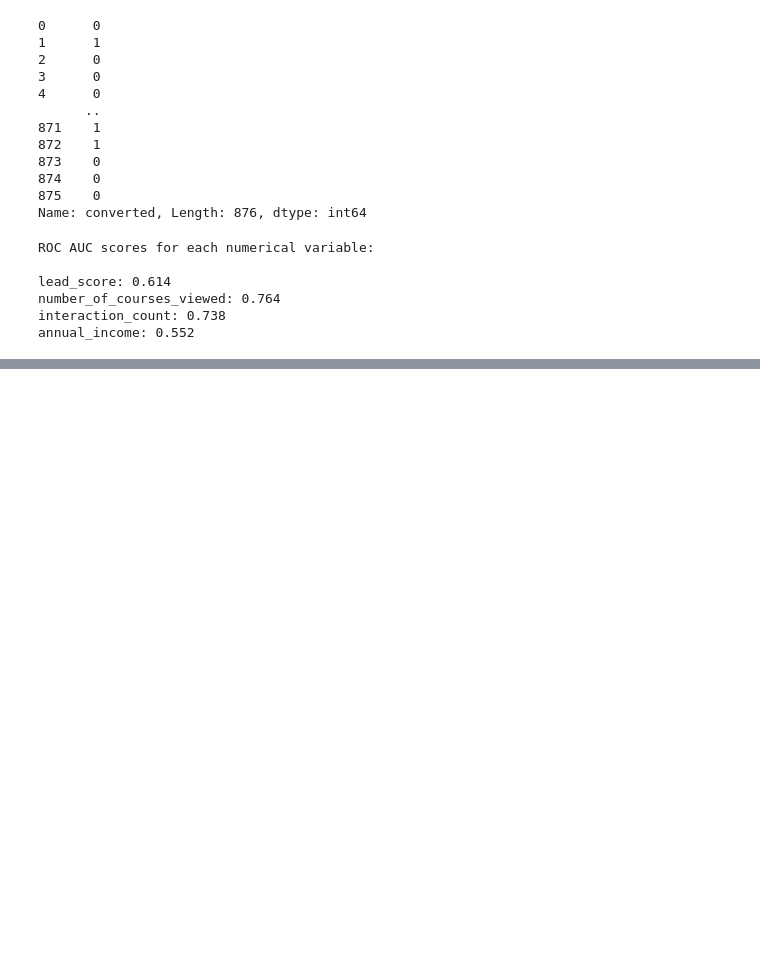
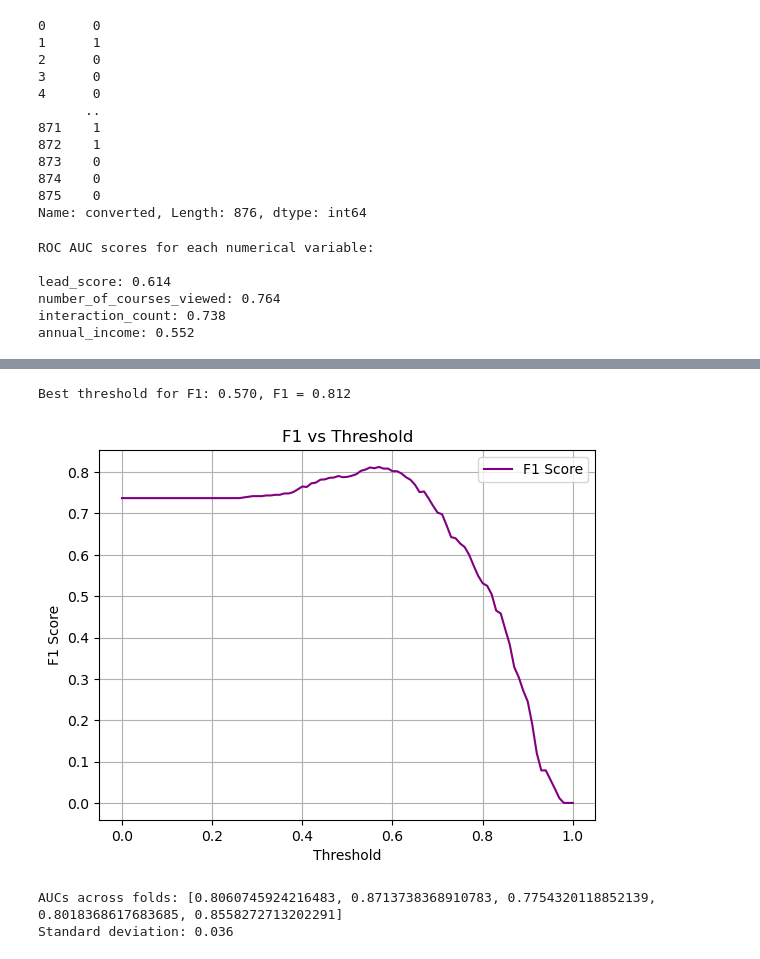
Before and after one commit to codevalhalla/ml-lead-scoring-classification-metrics, a Jupyter notebook: lead_scoring_metrics.ipynb, the cells around one changed output, grey strips where cells are left out. Cells and saved outputs as stored; diff of their text form; code cells hidden in the pictures; blank space fills up the shorter version.

```diff
--- a/lead_scoring_metrics.ipynb
+++ b/lead_scoring_metrics.ipynb
@@ -80,0 +145,29 @@ annual_income: 0.552
+# %%
+
+# Convert to numpy arrays for vectorized operations
+precisions = np.array(precisions)
+recalls = np.array(recalls)
+
+# Compute F1 scores safely (avoid division by zero)
+f1_scores = 2 * precisions * recalls / (precisions + recalls + 1e-10)
+
+# Find threshold where F1 is maximum
+best_idx = np.argmax(f1_scores)
+best_threshold = thresholds[best_idx]
+best_f1 = f1_scores[best_idx]
+
+print(f"Best threshold for F1: {best_threshold:.3f}, F1 = {best_f1:.3f}")
+# %% [output]
+Best threshold for F1: 0.570, F1 = 0.812
+# %%
+
+
+plt.plot(thresholds, f1_scores, label='F1 Score', color='purple')
+plt.xlabel('Threshold')
+plt.ylabel('F1 Score')
+plt.title('F1 vs Threshold')
+plt.grid(True)
+plt.legend()
+plt.show()
+# %% [output]
+[figure, added]
@@ -80,0 +178,35 @@ annual_income: 0.552
+# %%
+aucs = []
+
+for train_idx, val_idx in kf.split(df_full_train):
+    # Split data
+    df_train_cv = df_full_train.iloc[train_idx]
+    df_val_cv = df_full_train.iloc[val_idx]
+
+    y_train_cv = df_train_cv['converted']
+    y_val_cv = df_val_cv['converted']
+
+    X_train_cv = df_train_cv[categorical + numerical]
+    X_val_cv = df_val_cv[categorical + numerical]
+
+    # One-hot encoding
+    dv = DictVectorizer(sparse=False)
+    X_train_enc = dv.fit_transform(X_train_cv.to_dict(orient='records'))
+    X_val_enc = dv.transform(X_val_cv.to_dict(orient='records'))
+
+    # Train logistic regression
+    model = LogisticRegression(solver='liblinear', C=1.0, max_iter=1000)
+    model.fit(X_train_enc, y_train_cv)
+
+    # Predict & evaluate
+    y_pred_cv = model.predict_proba(X_val_enc)[:, 1]
+    auc = roc_auc_score(y_val_cv, y_pred_cv)
+    aucs.append(auc)
+
+# Compute standard deviation
+std_auc = np.std(aucs)
+print(f"AUCs across folds: {aucs}")
+print(f"Standard deviation: {std_auc:.3f}")
+# %% [output]
+AUCs across folds: [0.8060745924216483, 0.8713738368910783, 0.7754320118852139, 0.8018368617683685, 0.8558272713202291]
+Standard deviation: 0.036
```
Also changed, not shown: parts of 7 cells of this notebook.
